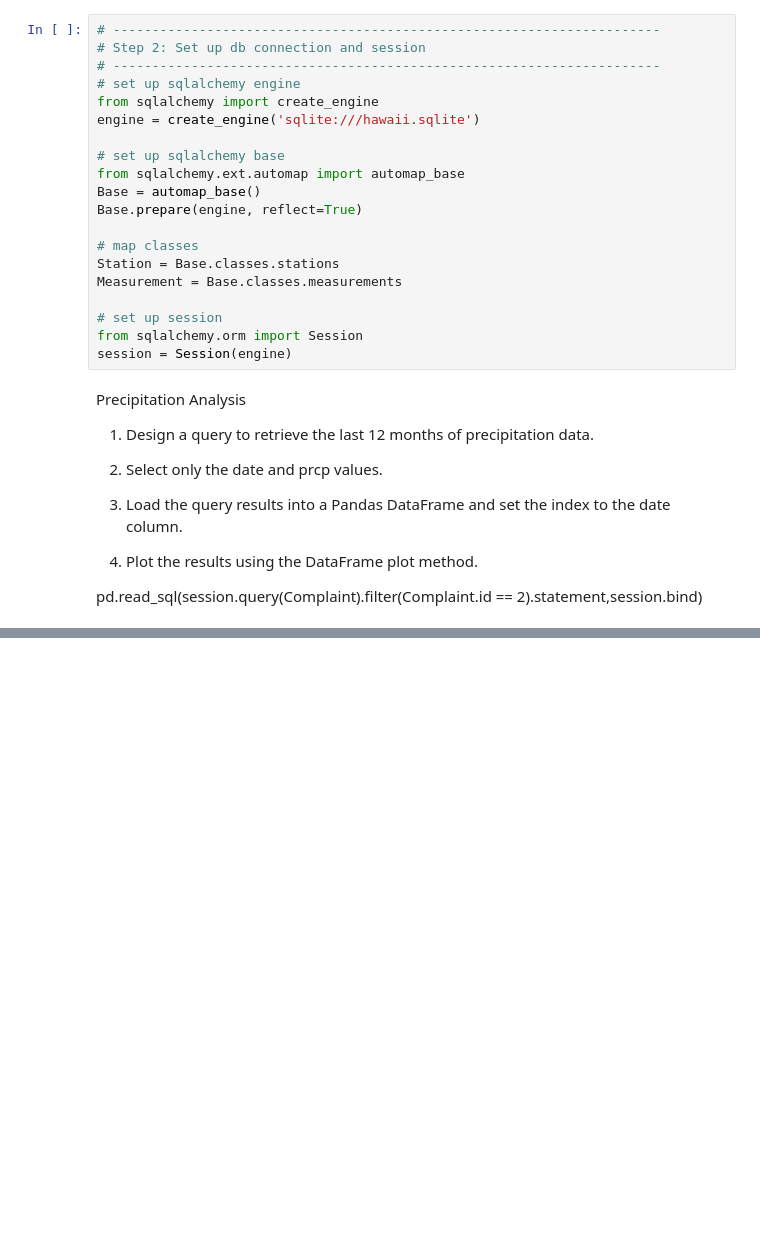
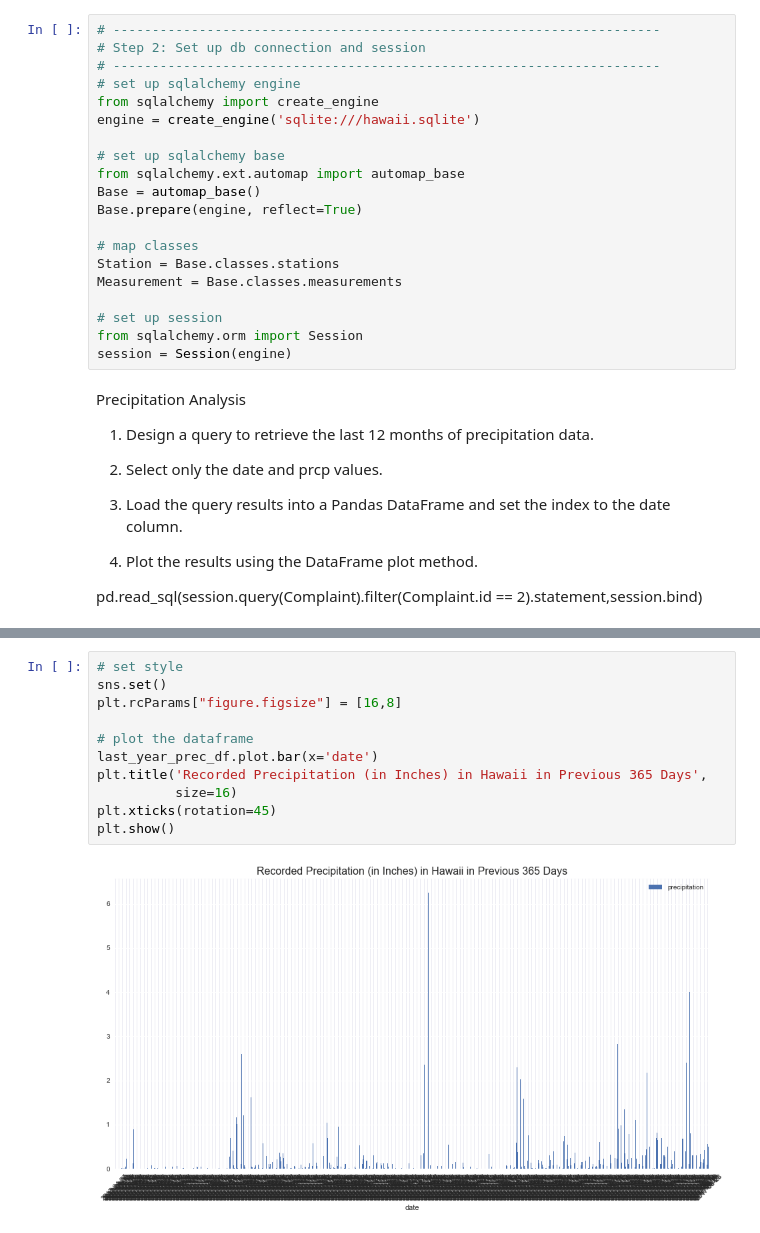
Before and after one commit to hmlanden/SurfyAPY, a Jupyter notebook: climate_analysis.ipynb, the cells around one changed output, grey strips where cells are left out. Saved outputs shown, nothing was run; the diff lists cells and outputs as text; blank space fills up the shorter version.

```diff
--- a/climate_analysis.ipynb
+++ b/climate_analysis.ipynb
@@ -71,0 +69,13 @@ last_year_prec_df
+# %%
+# set style
+sns.set()
+plt.rcParams["figure.figsize"] = [16,8]
+
+# plot the dataframe
+last_year_prec_df.plot.bar(x='date')
+plt.title('Recorded Precipitation (in Inches) in Hawaii in Previous 365 Days',
+          size=16)
+plt.xticks(rotation=45)
+plt.show()
+# %% [output]
+[figure, added]
```
Also changed, not shown: parts of 4 cells of this notebook.
